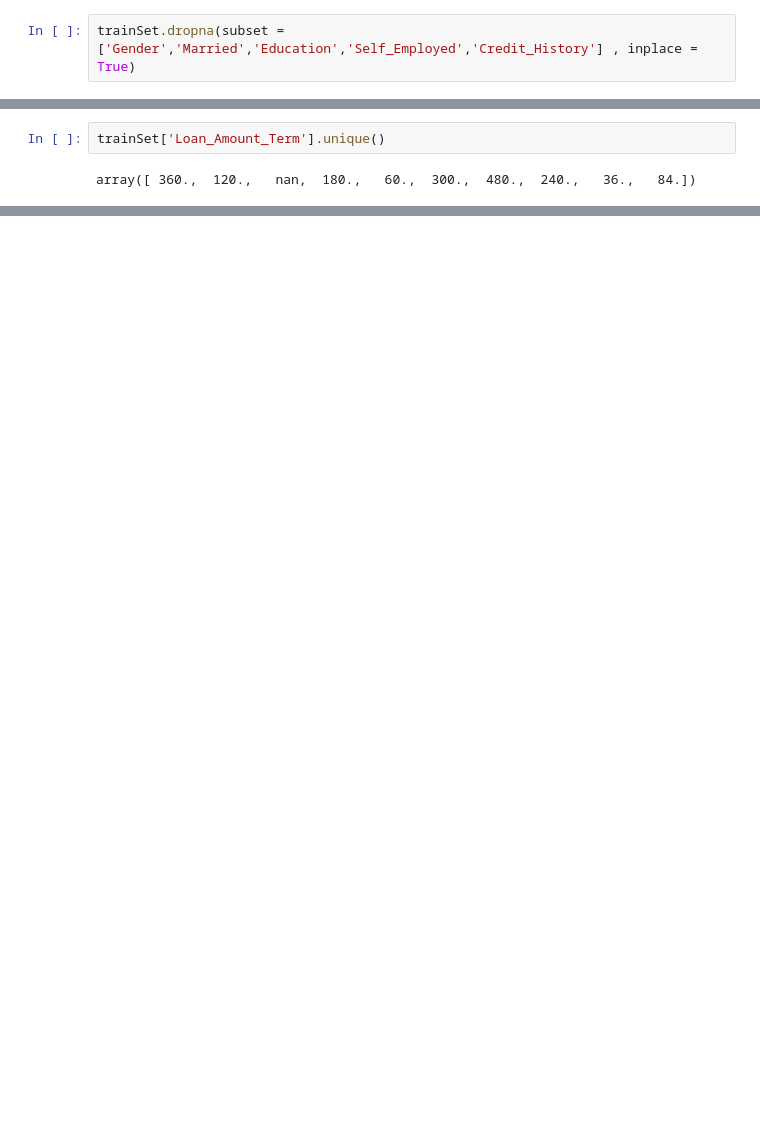
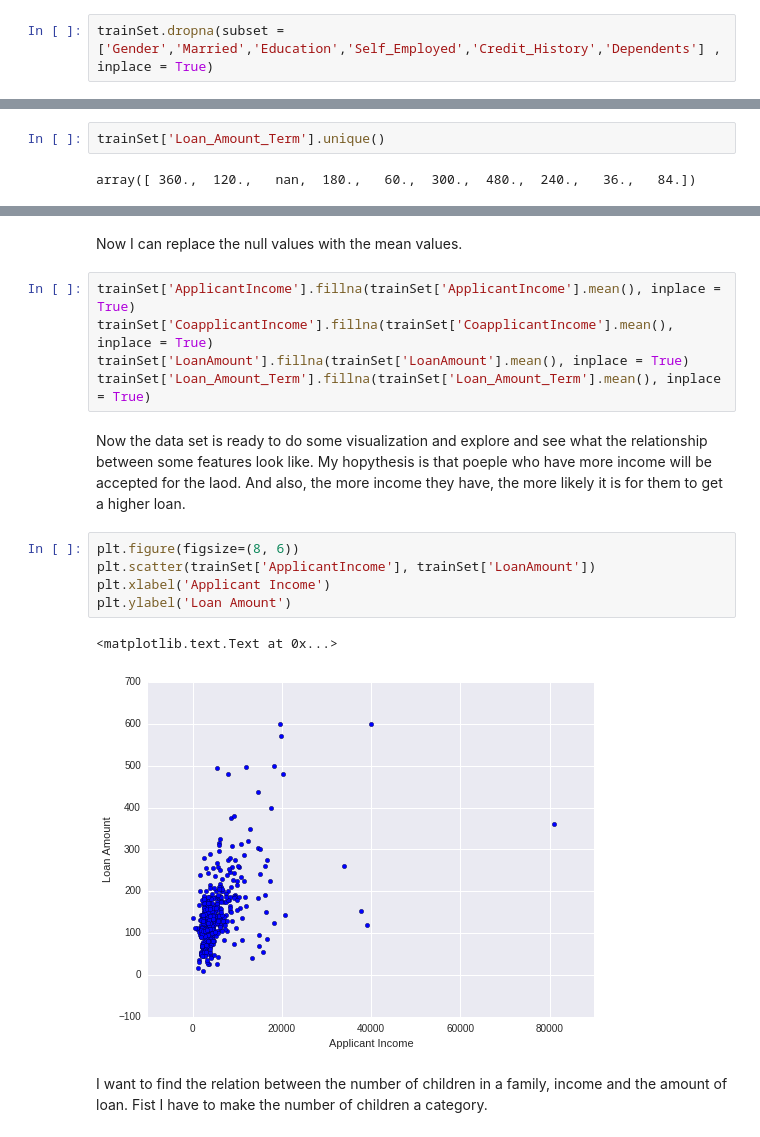
Before and after one commit to Andalibt/Data_Science_Portfolio, a Jupyter notebook: Loan_Prediction.ipynb, the cells around one changed output, grey strips where cells are left out. Saved outputs shown, nothing was run; the diff lists cells and outputs as text; blank space fills up the shorter version.

```diff
--- a/Loan_Prediction.ipynb
+++ b/Loan_Prediction.ipynb
@@ -98,7 +106,7 @@ I will loose 24% of data! This is significant! I can do something else too. I ca
 
 Another thing that I could do is to use algorithms to predict the NaN values. This of course takes much longer and I don't have time for that at this point. Maybe later! I would do it for more important projects and I think it is a good idea.
 # %%
-trainSet.dropna(subset = ['Gender','Married','Education','Self_Employed','Credit_History'] , inplace = True)
+trainSet.dropna(subset = ['Gender','Married','Education','Self_Employed','Credit_History','Dependents'] , inplace = True)
 # %%
 trainSet.isnull().values.ravel().sum()
 # %% [output]
@@ -111,0 +130,20 @@ Now for Dependants, ApplicantIncome ,CoapplicantIncome , LoanAmount and Loan_Amo
+# %% [markdown]
+Now I can replace the null values with the mean values.
+# %%
+trainSet['ApplicantIncome'].fillna(trainSet['ApplicantIncome'].mean(), inplace = True)
+trainSet['CoapplicantIncome'].fillna(trainSet['CoapplicantIncome'].mean(), inplace = True)
+trainSet['LoanAmount'].fillna(trainSet['LoanAmount'].mean(), inplace = True)
+trainSet['Loan_Amount_Term'].fillna(trainSet['Loan_Amount_Term'].mean(), inplace = True)
+# %% [markdown]
+Now the data set is ready to do some visualization and explore and see what the relationship between some features look like.
+My hopythesis is that poeple who have more income will be accepted for the laod. And also, the more income they have, the more likely it is for them to get a higher loan.
+# %%
+plt.figure(figsize=(8, 6))
+plt.scatter(trainSet['ApplicantIncome'], trainSet['LoanAmount'])
+plt.xlabel('Applicant Income')
+plt.ylabel('Loan Amount')
+# %% [output]
+<matplotlib.text.Text at 0x...>
+[figure, added]
+# %% [markdown]
+I want to find the relation between the number of children in a family, income and the amount of loan. Fist I have to make the number of children a category.
```
Also changed, not shown: parts of 42 cells of this notebook.
